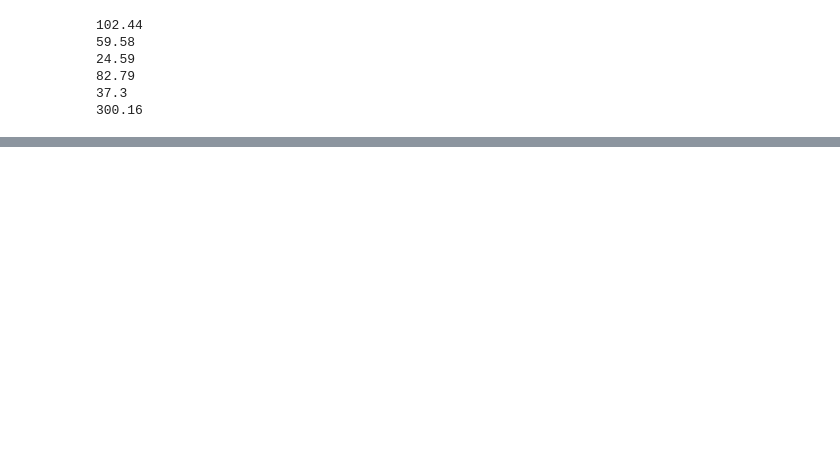
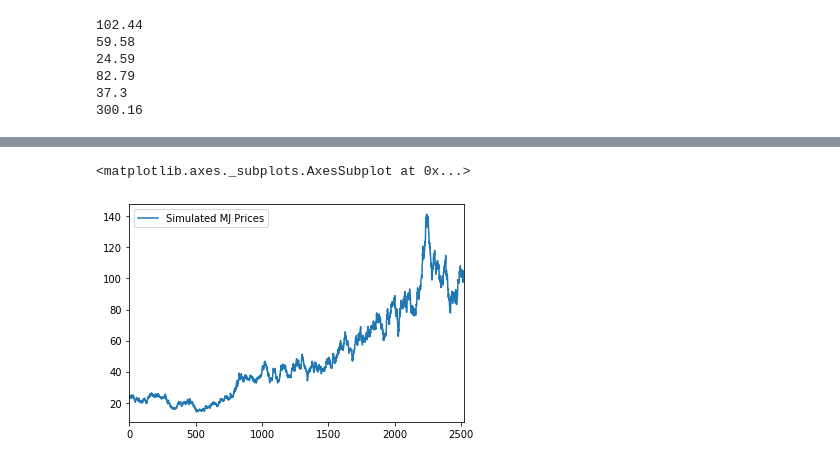
Before and after one commit to Briantaylor97/Cannabis-industry-analysis, a Jupyter notebook: MJ_index_compare.ipynb, the cells around one changed output, grey strips where cells are left out. Drawn from its saved outputs; the diff is of its cells as text; code cells hidden in the pictures; blank space fills up the shorter version.

```diff
--- a/MJ_index_compare.ipynb
+++ b/MJ_index_compare.ipynb
@@ -229,0 +231,20 @@ portfolio_cumulative_returns.head()
+# %%
+# Monte carlo for MJ index 500 simulations in 10 years
+for s in range(number_simulations):
+
+    #initialize simulation
+    simulated_mj_prices = [mj_last_price]
+
+    for z in range(number_records):
+        # Calculate the simulated price using the last price within the list
+        simulated_mj_price = simulated_mj_prices[-1] * (1 + np.random.normal(avg_daily_return_mj, std_dev_daily_return_mj))
+        # Append the simulated price to the list
+        simulated_mj_prices.append(simulated_mj_price)
+
+    # Create a DataFrame of the simulated prices
+    simulated_price_df = pd.DataFrame({
+        "Simulated MJ Prices": simulated_mj_prices
+        })
+
+# Print head of DataFrame
+simulated_price_df.tail()
@@ -229,0 +258,6 @@ portfolio_cumulative_returns.head()
+# %%
+#Simulated stock price trajectory for MJ
+simulated_price_df.plot()
+# %% [output]
+<matplotlib.axes._subplots.AxesSubplot at 0x...>
+[figure, added]
```
Also changed, not shown: parts of 11 cells of this notebook.
